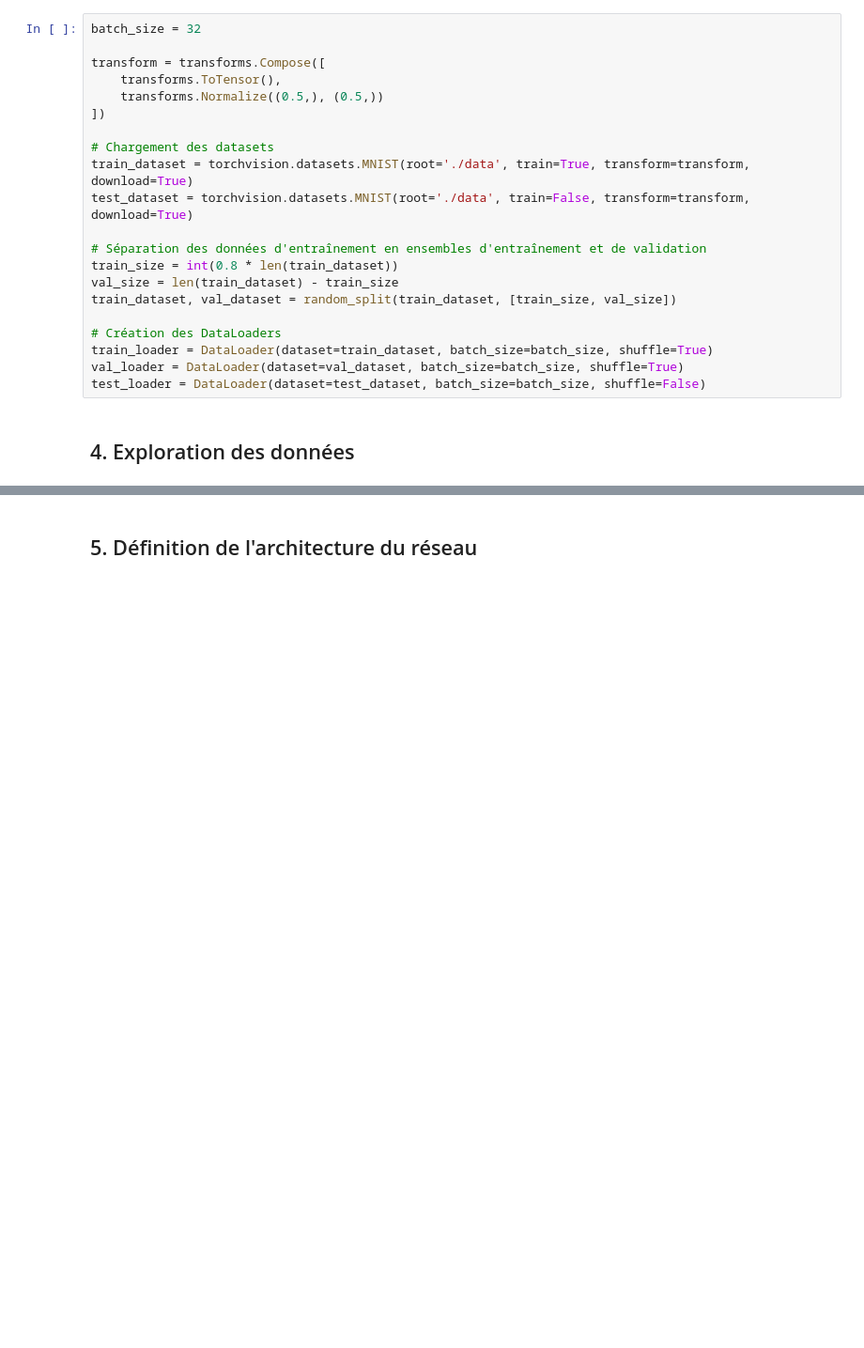
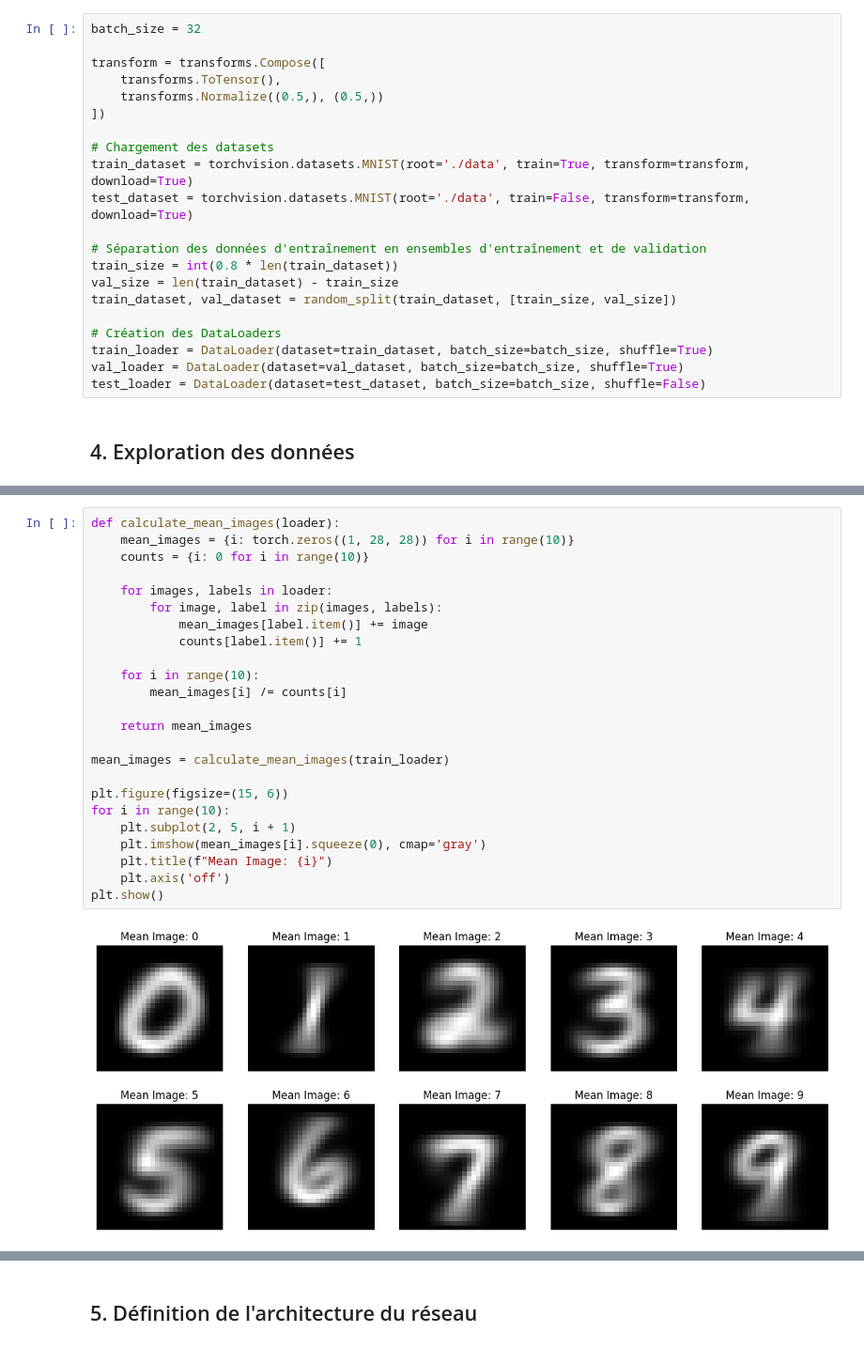
Before and after one commit to MatteoEleouet/DeepLearningEnFrancais, a Jupyter notebook: Code/07_projet_mlp/mnist.ipynb, the cells around one changed output, grey strips where cells are left out. Shown at 94% size. Drawn from its saved outputs; the diff is of its cells as text; blank space fills up the shorter version.

```diff
--- a/Code/07_projet_mlp/mnist.ipynb
+++ b/Code/07_projet_mlp/mnist.ipynb
@@ -96,0 +108,26 @@ plt.show()
+# %%
+def calculate_mean_images(loader):
+    mean_images = {i: torch.zeros((1, 28, 28)) for i in range(10)}
+    counts = {i: 0 for i in range(10)}
+
+    for images, labels in loader:
+        for image, label in zip(images, labels):
+            mean_images[label.item()] += image
+            counts[label.item()] += 1
+
+    for i in range(10):
+        mean_images[i] /= counts[i]
+
+    return mean_images
+
+mean_images = calculate_mean_images(train_loader)
+
+plt.figure(figsize=(15, 6))
+for i in range(10):
+    plt.subplot(2, 5, i + 1)
+    plt.imshow(mean_images[i].squeeze(0), cmap='gray')
+    plt.title(f"Mean Image: {i}")
+    plt.axis('off')
+plt.show()
+# %% [output]
+[figure, added]
```
Also changed, not shown: parts of 13 cells of this notebook.
